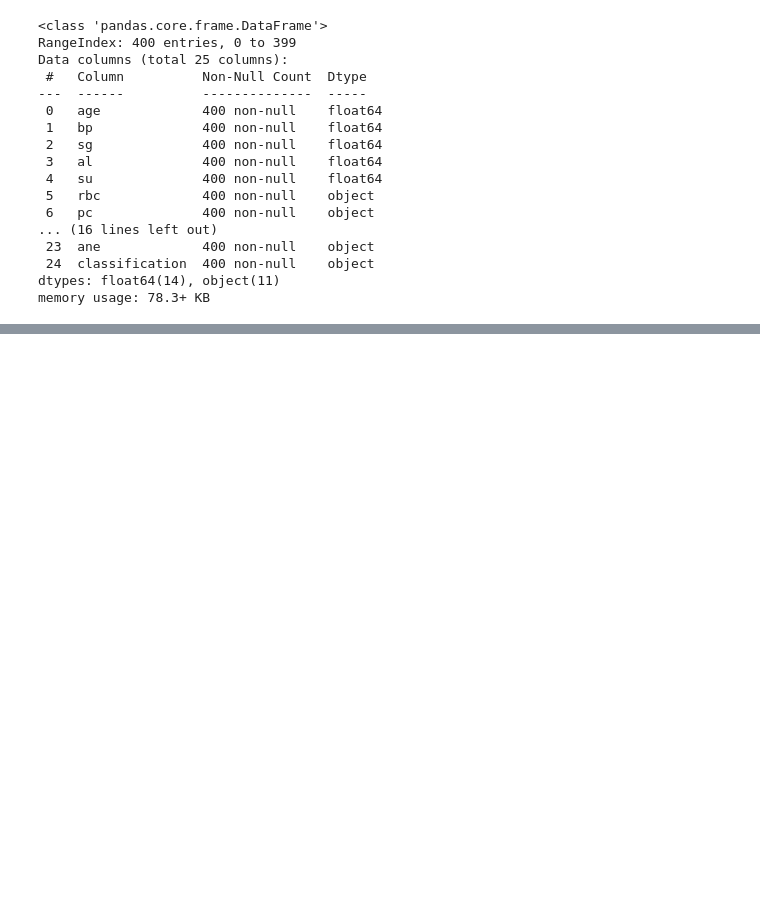
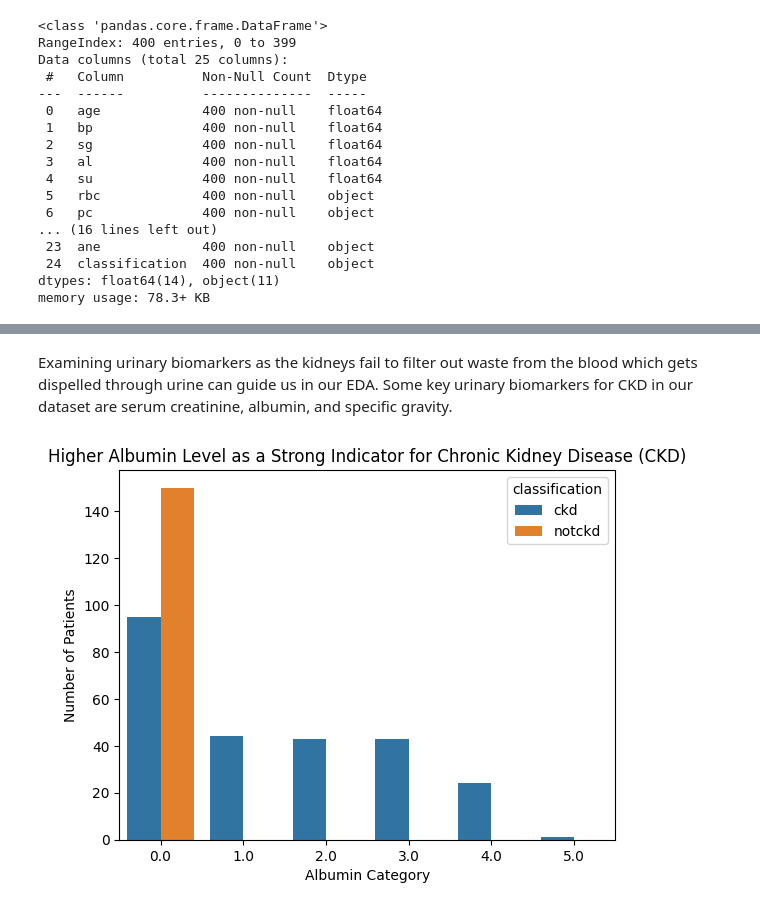
Before and after one commit to unprosaiclabyrinth/PrognosiX, a Jupyter notebook: Prognosix.ipynb, the cells around one changed output, grey strips where cells are left out. Saved outputs shown, nothing was run; the diff lists cells and outputs as text; code cells hidden in the pictures; blank space fills up the shorter version.

```diff
--- a/Prognosix.ipynb
+++ b/Prognosix.ipynb
@@ -417,0 +435,11 @@ plt.show()
+# %% [markdown]
+Examining urinary biomarkers as the kidneys fail to filter out waste from the blood which gets dispelled through urine can guide us in our EDA.
+Some key urinary biomarkers for CKD in our dataset are serum creatinine, albumin, and specific gravity.
+# %%
+sns.countplot(data=df, x='al', hue='classification')
+plt.title("Higher Albumin Level as a Strong Indicator for Chronic Kidney Disease (CKD)")
+plt.xlabel('Albumin Category')
+plt.ylabel('Number of Patients')
+plt.show()
+# %% [output]
+[figure, added]
```
Also changed, not shown: parts of 24 cells of this notebook.
